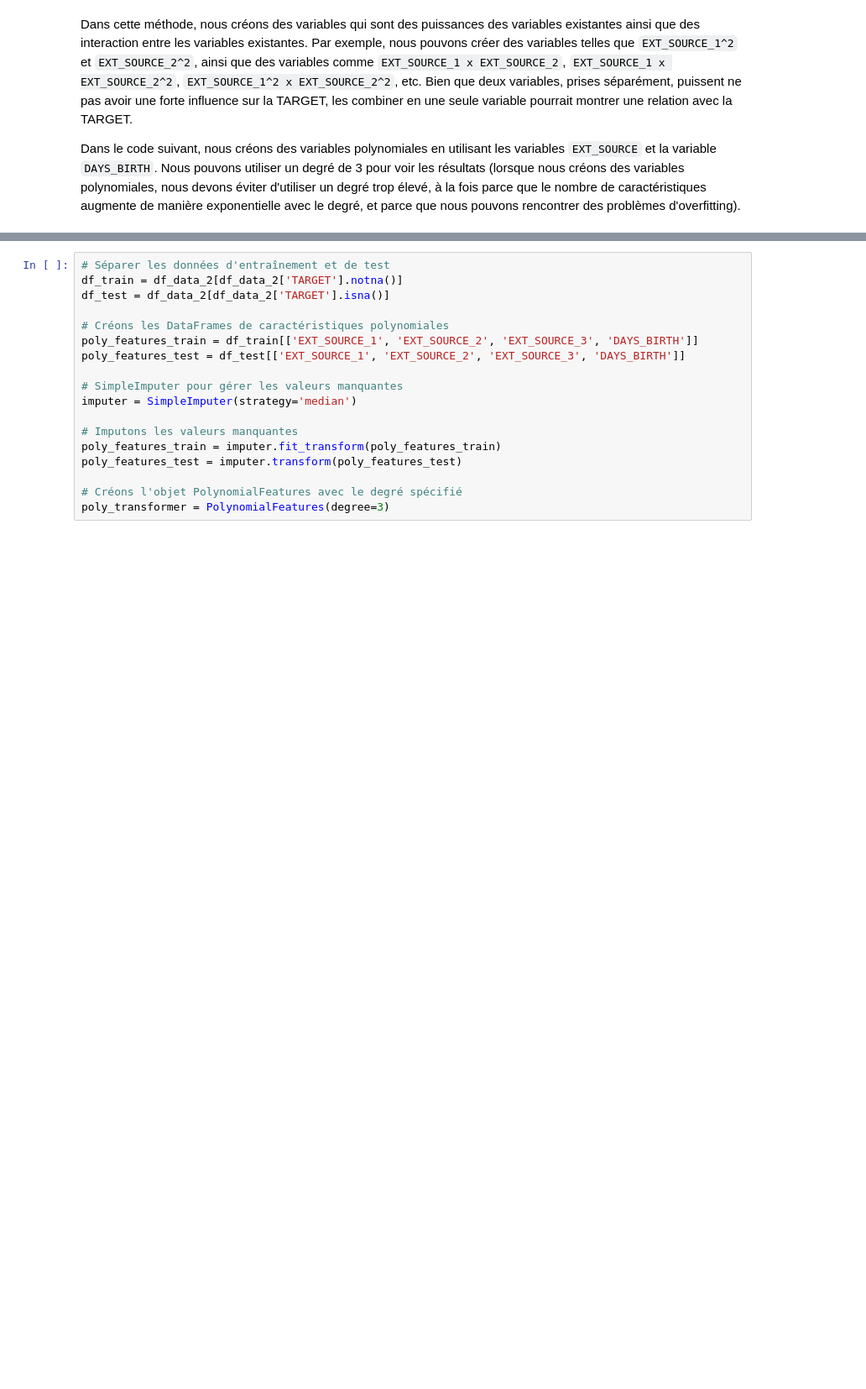
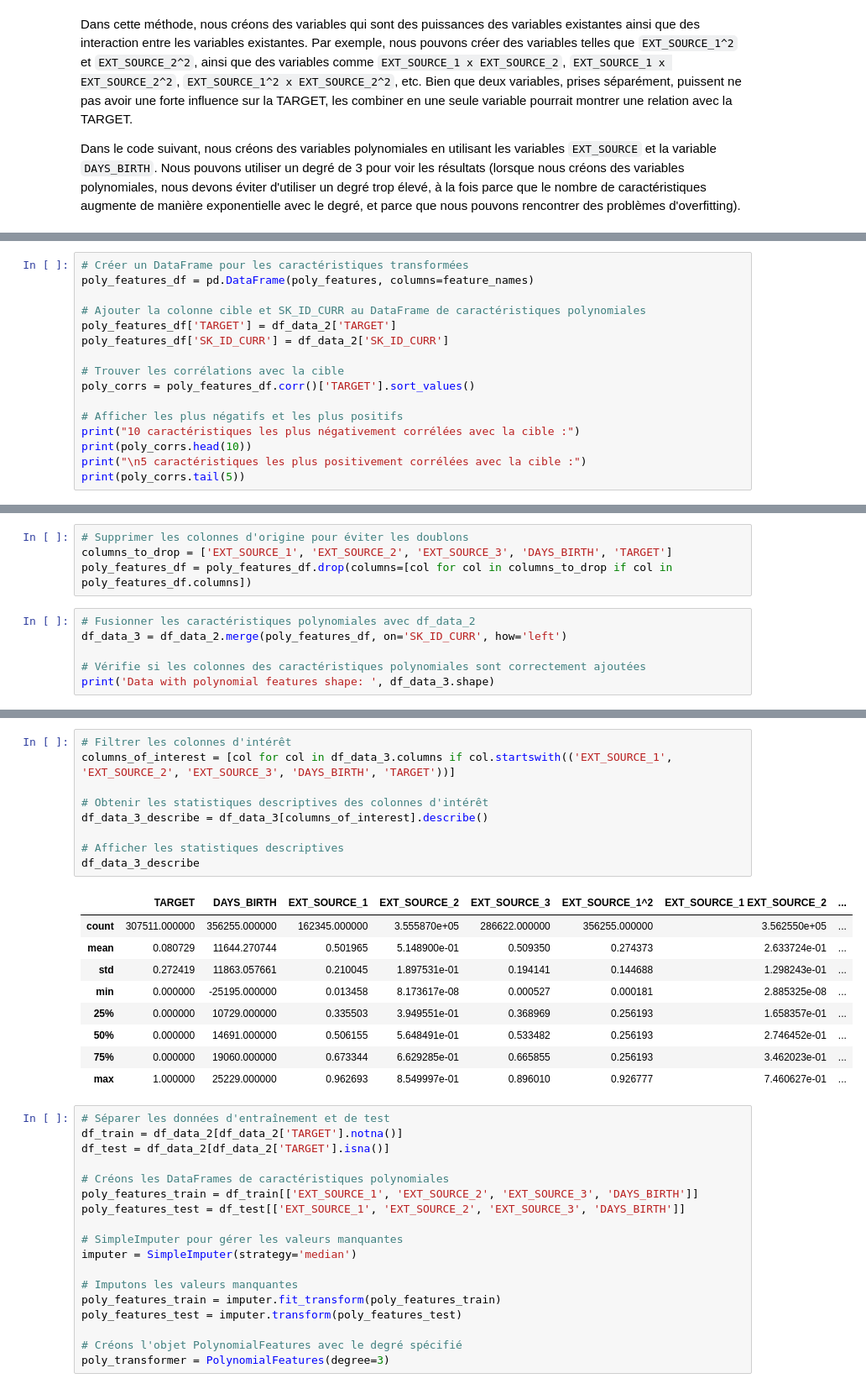
Before and after one commit to GaryMauger/P7_implementer_modele_scoring, a Jupyter notebook: Projet_7.ipynb, the cells around one changed output, grey strips where cells are left out. Shown at 84% size. Drawn from its saved outputs; the diff is of its cells as text; blank space fills up the shorter version.

Commit message:
révision features poly

```diff
--- a/Projet_7.ipynb
+++ b/Projet_7.ipynb
@@ -2171,0 +2211,16 @@ Dans le code suivant, nous créons des variables polynomiales en utilisant les v
+# %%
+# Créer un DataFrame pour les caractéristiques transformées
+poly_features_df = pd.DataFrame(poly_features, columns=feature_names)
+
+# Ajouter la colonne cible et SK_ID_CURR au DataFrame de caractéristiques polynomiales
+poly_features_df['TARGET'] = df_data_2['TARGET']
+poly_features_df['SK_ID_CURR'] = df_data_2['SK_ID_CURR']
+
+# Trouver les corrélations avec la cible
+poly_corrs = poly_features_df.corr()['TARGET'].sort_values()
+
+# Afficher les plus négatifs et les plus positifs
+print("10 caractéristiques les plus négativement corrélées avec la cible :")
+print(poly_corrs.head(10))
+print("\n5 caractéristiques les plus positivement corrélées avec la cible :")
+print(poly_corrs.tail(5))
@@ -2171,0 +2268,10 @@ Dans le code suivant, nous créons des variables polynomiales en utilisant les v
+# %%
+# Supprimer les colonnes d'origine pour éviter les doublons
+columns_to_drop = ['EXT_SOURCE_1', 'EXT_SOURCE_2', 'EXT_SOURCE_3', 'DAYS_BIRTH', 'TARGET']
+poly_features_df = poly_features_df.drop(columns=[col for col in columns_to_drop if col in poly_features_df.columns])
+# %%
+# Fusionner les caractéristiques polynomiales avec df_data_2
+df_data_3 = df_data_2.merge(poly_features_df, on='SK_ID_CURR', how='left')
+
+# Vérifie si les colonnes des caractéristiques polynomiales sont correctement ajoutées
+print('Data with polynomial features shape: ', df_data_3.shape)
@@ -2172,3 +2293,22 @@ Dans le code suivant, nous créons des variables polynomiales en utilisant les v
+# %%
+# Filtrer les colonnes d'intérêt
+columns_of_interest = [col for col in df_data_3.columns if col.startswith(('EXT_SOURCE_1', 'EXT_SOURCE_2', 'EXT_SOURCE_3', 'DAYS_BIRTH', 'TARGET'))]
+
+# Obtenir les statistiques descriptives des colonnes d'intérêt
+df_data_3_describe = df_data_3[columns_of_interest].describe()
+
+# Afficher les statistiques descriptives
+df_data_3_describe
+# %% [output]
+|  | TARGET | DAYS_BIRTH | EXT_SOURCE_1 | EXT_SOURCE_2 | EXT_SOURCE_3 | EXT_SOURCE_1^2 | EXT_SOURCE_1 EXT_SOURCE_2 | ... |
+| count | 307511.000000 | 356255.000000 | 162345.000000 | 3.555870e+05 | 286622.000000 | 356255.000000 | 3.562550e+05 | ... |
+| mean | 0.080729 | 11644.270744 | 0.501965 | 5.148900e-01 | 0.509350 | 0.274373 | 2.633724e-01 | ... |
+| std | 0.272419 | 11863.057661 | 0.210045 | 1.897531e-01 | 0.194141 | 0.144688 | 1.298243e-01 | ... |
+| min | 0.000000 | -25195.000000 | 0.013458 | 8.173617e-08 | 0.000527 | 0.000181 | 2.885325e-08 | ... |
+| 25% | 0.000000 | 10729.000000 | 0.335503 | 3.949551e-01 | 0.368969 | 0.256193 | 1.658357e-01 | ... |
+| 50% | 0.000000 | 14691.000000 | 0.506155 | 5.648491e-01 | 0.533482 | 0.256193 | 2.746452e-01 | ... |
+| 75% | 0.000000 | 19060.000000 | 0.673344 | 6.629285e-01 | 0.665855 | 0.256193 | 3.462023e-01 | ... |
+| max | 1.000000 | 25229.000000 | 0.962693 | 8.549997e-01 | 0.896010 | 0.926777 | 7.460627e-01 | ... |
 # %%
 # Séparer les données d'entraînement et de test
 df_train = df_data_2[df_data_2['TARGET'].notna()]
```
Also changed, not shown: parts of 14 cells of this notebook.
